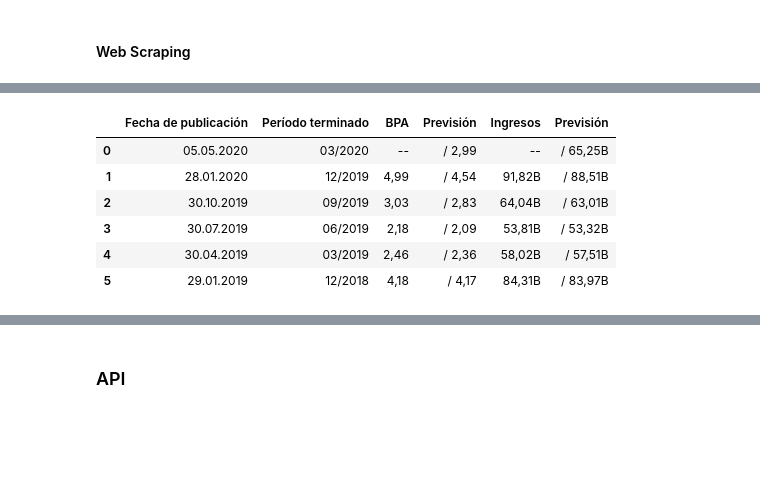
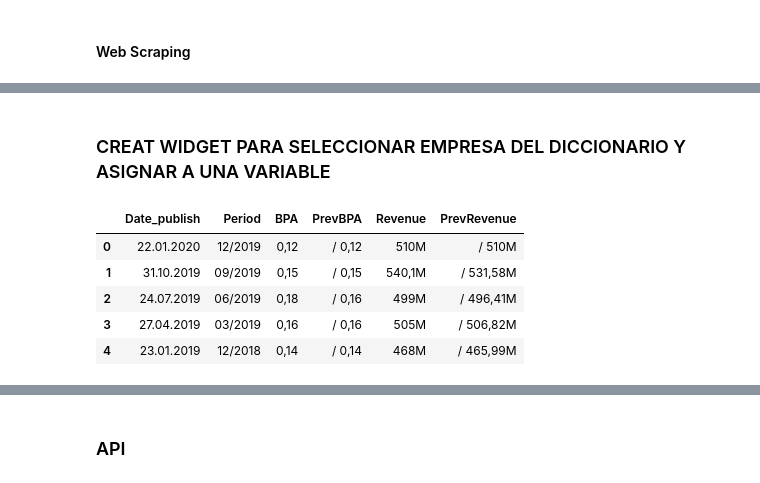
Before and after one commit to ta-datapt-bcn/project-web, a Jupyter notebook: main Project API.ipynb, the cells around one changed output, grey strips where cells are left out. Cells and saved outputs as stored; diff of their text form; code cells hidden in the pictures; blank space fills up the shorter version.

Commit message:
Anadir varias opciones de empresas para la busqueda web

```diff
--- a/main Project API.ipynb
+++ b/main Project API.ipynb
@@ -10,6 +52,8 @@ from pandas.io.json import json_normalize
+# %% [markdown]
+### CREAT WIDGET PARA SELECCIONAR EMPRESA DEL DICCIONARIO Y ASIGNAR A UNA VARIABLE
 # %%
 #Publicacion resultados: https://es.investing.com/equities/apple-computer-inc-earnings
-url='https://es.investing.com/equities/apple-computer-inc-earnings'
+url=f'https://es.investing.com{company_web}-earnings'
 headers = {'user-agent': 'Mozilla/5.0 (Macintosh; Intel Mac OS X 10_14_6) AppleWebKit/537.36 (KHTML, like Gecko) Chrome/79.0.3945.130 Safari/537.36'}
 
 #https://es.investing.com/equities/morehistory
@@ -17,7 +61,7 @@ headers = {'user-agent': 'Mozilla/5.0 (Macintosh; Intel Mac OS X 10_14_6) AppleW
 html=requests.get(url,headers=headers).content
 soup=BeautifulSoup(html,'lxml')
 # %%
-table = soup.find_all('table',{'id':'earningsHistory6408'})
+table = soup.find_all('table',{'class':'genTbl openTbl ecoCalTbl earnings earningsPageTbl'})
 # %%
 table2=table[0]
 # %%
@@ -25,15 +69,14 @@ rows=table2.find_all('tr')
 rows = [row.text.strip().split('\n') for row in rows]
 rows =[list(filter(None,row)) for row in rows]
 # %%
-colnames = ['Fecha de publicación','Período terminado','BPA','Previsión','Ingresos','Previsión']
+colnames = ['Date_publish','Period','BPA','PrevBPA','Revenue','PrevRevenue']
 datos=rows
-df=pd.DataFrame(datos[1:], columns=colnames)
+df=pd.DataFrame(datos[2:], columns=colnames)
 df
 # %% [output]
-|  | Fecha de publicación | Período terminado | BPA | Previsión | Ingresos | Previsión |
-| 0 | 05.05.2020 | 03/2020 | -- | / 2,99 | -- | / 65,25B |
-| 1 | 28.01.2020 | 12/2019 | 4,99 | / 4,54 | 91,82B | / 88,51B |
-| 2 | 30.10.2019 | 09/2019 | 3,03 | / 2,83 | 64,04B | / 63,01B |
-| 3 | 30.07.2019 | 06/2019 | 2,18 | / 2,09 | 53,81B | / 53,32B |
-| 4 | 30.04.2019 | 03/2019 | 2,46 | / 2,36 | 58,02B | / 57,51B |
-| 5 | 29.01.2019 | 12/2018 | 4,18 | / 4,17 | 84,31B | / 83,97B |
+|  | Date_publish | Period | BPA | PrevBPA | Revenue | PrevRevenue |
+| 0 | 22.01.2020 | 12/2019 | 0,12 | / 0,12 | 510M | / 510M |
+| 1 | 31.10.2019 | 09/2019 | 0,15 | / 0,15 | 540,1M | / 531,58M |
+| 2 | 24.07.2019 | 06/2019 | 0,18 | / 0,16 | 499M | / 496,41M |
+| 3 | 27.04.2019 | 03/2019 | 0,16 | / 0,16 | 505M | / 506,82M |
+| 4 | 23.01.2019 | 12/2018 | 0,14 | / 0,14 | 468M | / 465,99M |
```
Also changed, not shown: parts of 18 cells of this notebook.
